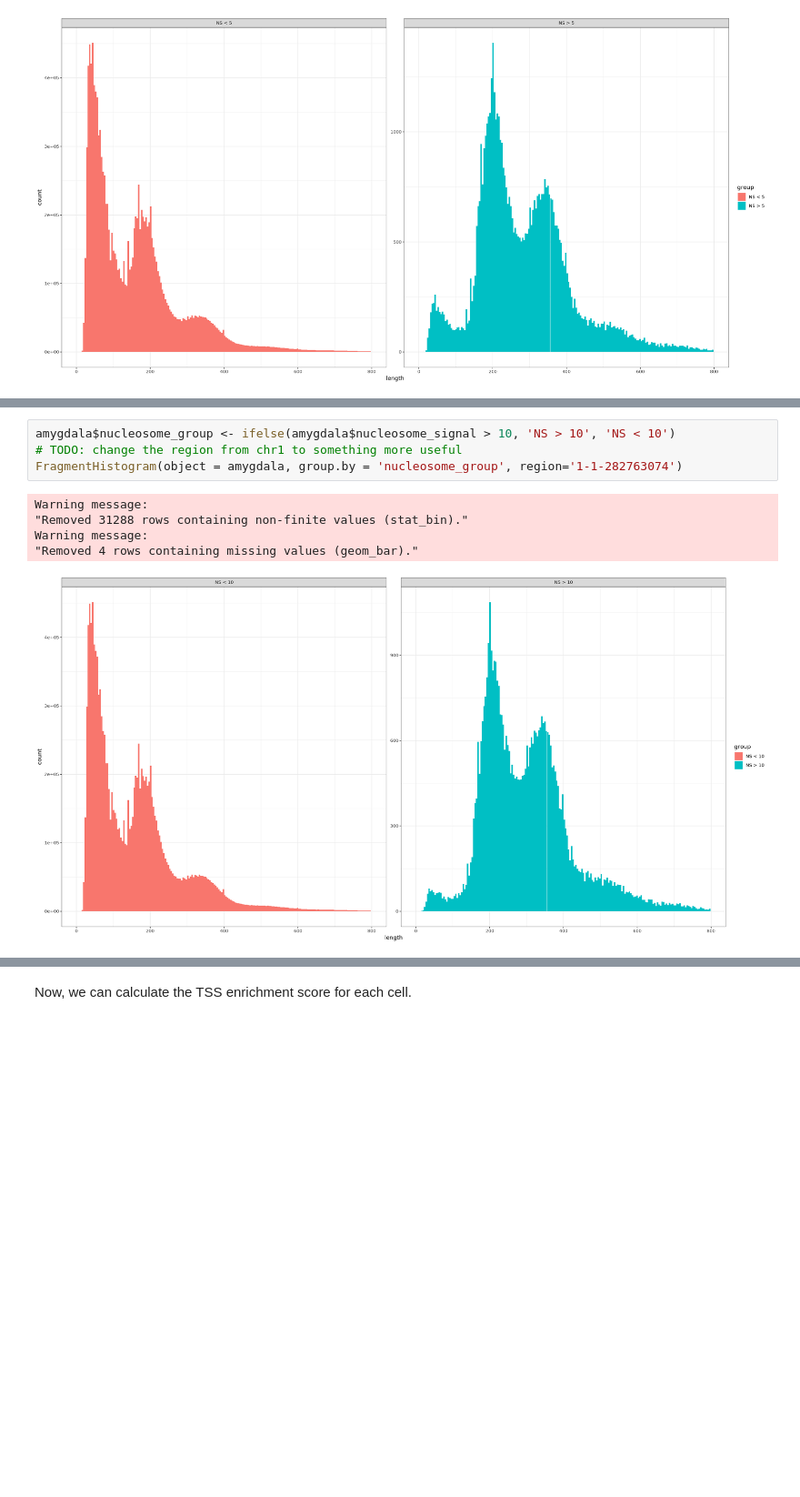
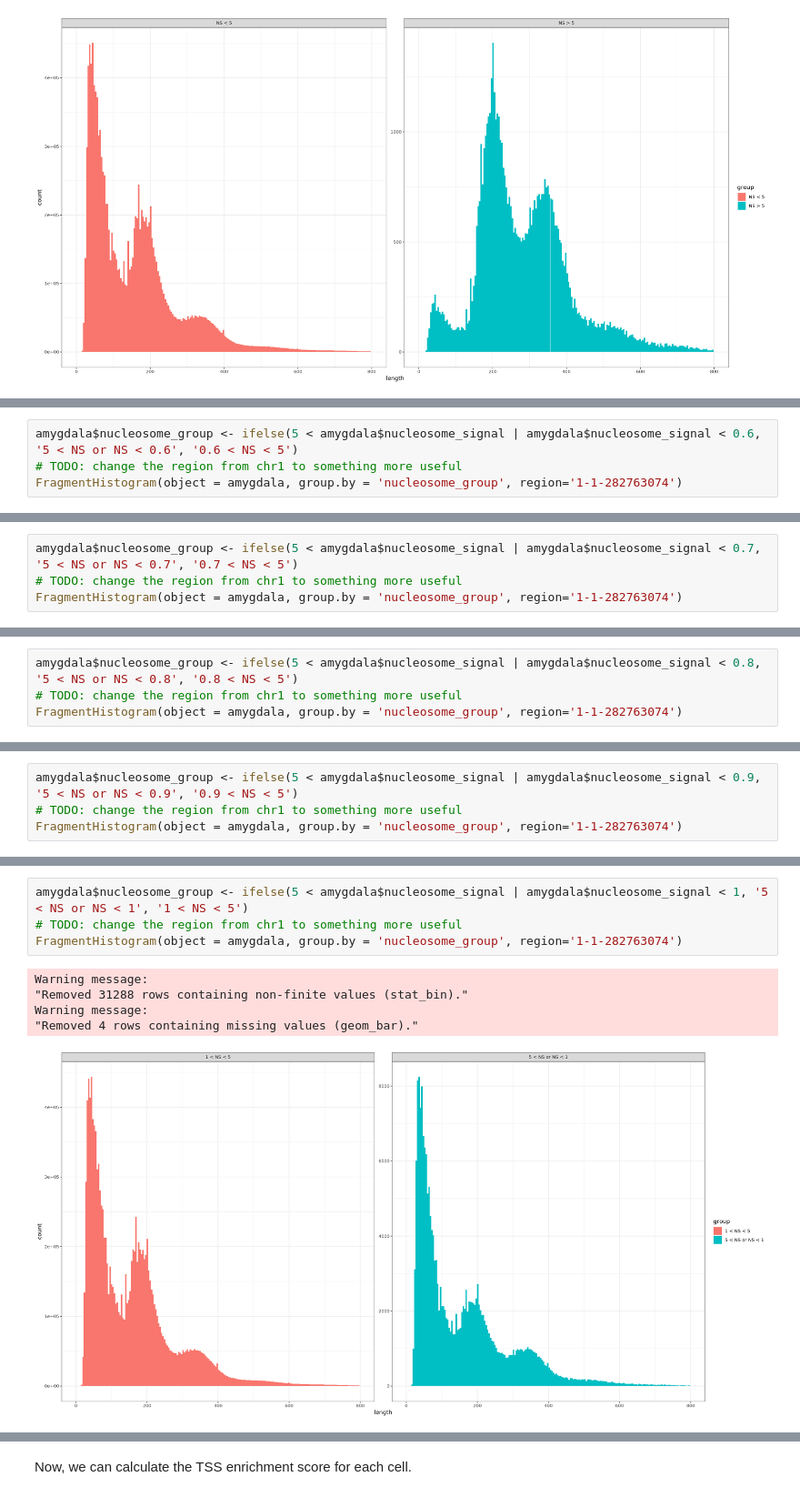
Before and after one commit to aryam7/sc_rats, a Jupyter notebook: snATAC/notebooks/Analyzing snATAC-seq.ipynb, the cells around one changed output, grey strips where cells are left out. Shown at 91% size. Cells and saved outputs as stored; diff of their text form; blank space fills up the shorter version.

```diff
--- a/snATAC/notebooks/Analyzing snATAC-seq.ipynb
+++ b/snATAC/notebooks/Analyzing snATAC-seq.ipynb
@@ -183,0 +235,4 @@ Warning message:
+# %%
+amygdala$nucleosome_group <- ifelse(5 < amygdala$nucleosome_signal | amygdala$nucleosome_signal < 0.6, '5 < NS or NS < 0.6', '0.6 < NS < 5')
+# TODO: change the region from chr1 to something more useful
+FragmentHistogram(object = amygdala, group.by = 'nucleosome_group', region='1-1-282763074')
@@ -183,0 +245,4 @@ Warning message:
+# %%
+amygdala$nucleosome_group <- ifelse(5 < amygdala$nucleosome_signal | amygdala$nucleosome_signal < 0.7, '5 < NS or NS < 0.7', '0.7 < NS < 5')
+# TODO: change the region from chr1 to something more useful
+FragmentHistogram(object = amygdala, group.by = 'nucleosome_group', region='1-1-282763074')
@@ -183,0 +255,4 @@ Warning message:
+# %%
+amygdala$nucleosome_group <- ifelse(5 < amygdala$nucleosome_signal | amygdala$nucleosome_signal < 0.8, '5 < NS or NS < 0.8', '0.8 < NS < 5')
+# TODO: change the region from chr1 to something more useful
+FragmentHistogram(object = amygdala, group.by = 'nucleosome_group', region='1-1-282763074')
@@ -183,0 +265,4 @@ Warning message:
+# %%
+amygdala$nucleosome_group <- ifelse(5 < amygdala$nucleosome_signal | amygdala$nucleosome_signal < 0.9, '5 < NS or NS < 0.9', '0.9 < NS < 5')
+# TODO: change the region from chr1 to something more useful
+FragmentHistogram(object = amygdala, group.by = 'nucleosome_group', region='1-1-282763074')
@@ -184,10 +275,10 @@ Warning message:
 # %%
-amygdala$nucleosome_group <- ifelse(amygdala$nucleosome_signal > 10, 'NS > 10', 'NS < 10')
+amygdala$nucleosome_group <- ifelse(5 < amygdala$nucleosome_signal | amygdala$nucleosome_signal < 1, '5 < NS or NS < 1', '1 < NS < 5')
 # TODO: change the region from chr1 to something more useful
 FragmentHistogram(object = amygdala, group.by = 'nucleosome_group', region='1-1-282763074')
 # %% [output]
 Warning message:
 "Removed 31288 rows containing non-finite values (stat_bin)."
 Warning message:
 "Removed 4 rows containing missing values (geom_bar)."
-[figure, old version]
+[figure, new version]
```
Also changed, not shown: parts of 21 cells of this notebook.
